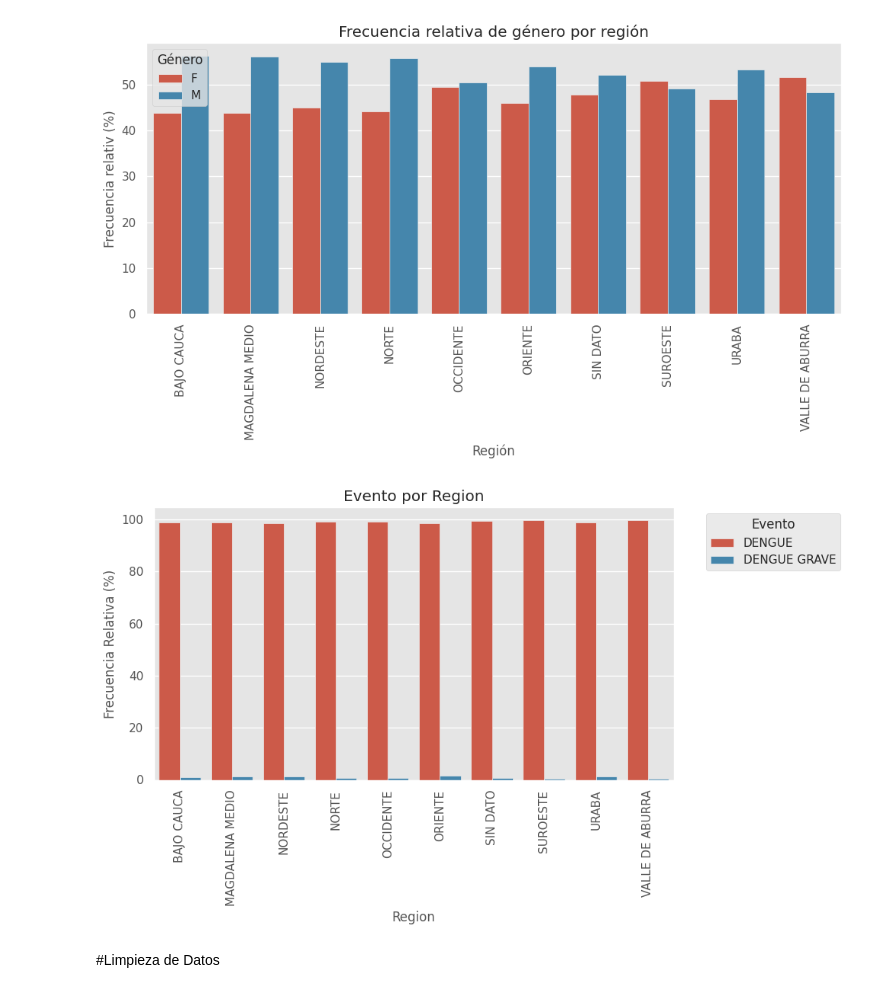
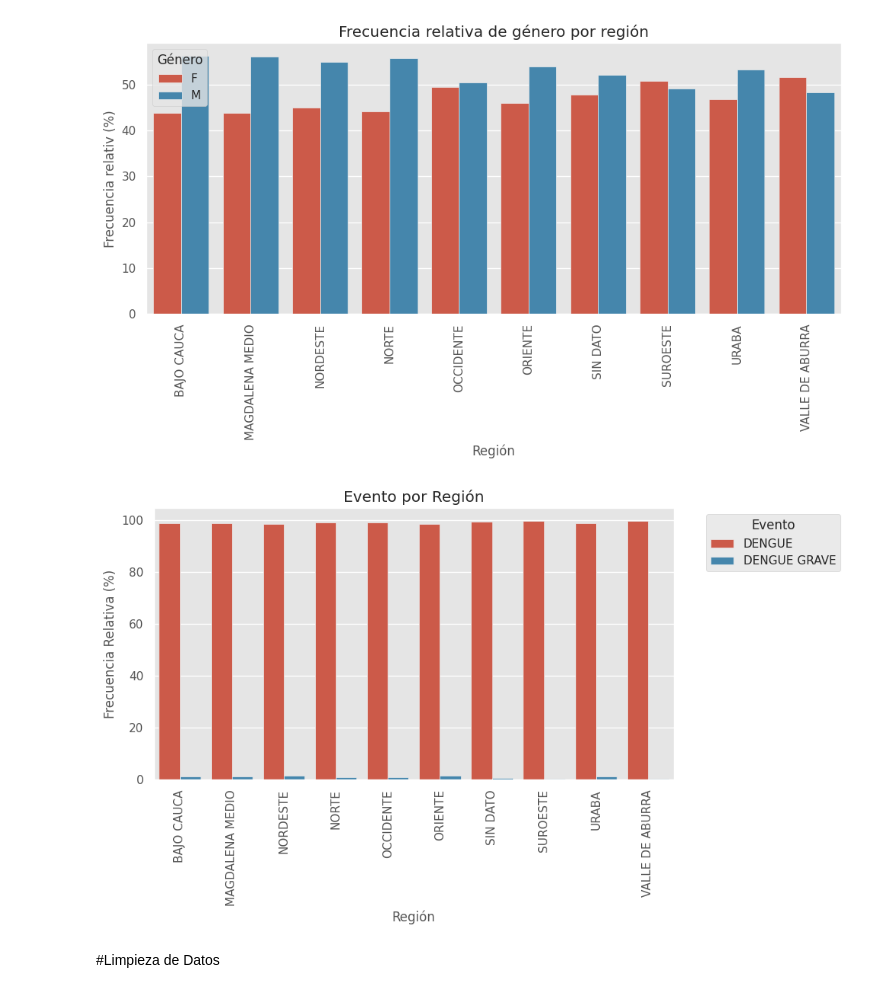
Before and after one commit to cam2149/MachinelearningI, a Jupyter notebook: Examen3_Ejercicio4.ipynb, the cells around one changed output. Cells and saved outputs as stored; diff of their text form; code cells hidden in the pictures.

```diff
--- a/Examen3_Ejercicio4.ipynb
+++ b/Examen3_Ejercicio4.ipynb
@@ -202,20 +200,20 @@ plt.show()
 # %%
 # Grafico de la frecencia relativa de los casos de Denge registrados agrupados por Región
 nombre_evento_freq_by_region = dfDengue.groupby(['Region', 'Evento'])['Evento'].count() / dfDengue.groupby('Region')['Evento'].count() * 100
 nombre_evento_freq_by_region = nombre_evento_freq_by_region.reset_index(name='Relative Frequency')
 # Crear una figura y ejes
 sns.barplot(x='Region', y='Relative Frequency', hue='Evento', data=nombre_evento_freq_by_region)
 # Ajustar la leyenda para que las regiones
-plt.title('Evento por Region')
-plt.xlabel('Region')
+plt.title('Evento por Región')
+plt.xlabel('Región')
 plt.ylabel('Frecuencia Relativa (%)')
 plt.xticks(rotation=90)
 plt.legend(title='Evento', bbox_to_anchor=(1.05, 1), loc='upper left')
 plt.tight_layout()
 # Mostrar el gráfico
 plt.show()
 # %% [output]
-[figure, old version]
+[figure, new version]
 # %% [markdown]
 #Limpieza de Datos
 # %%
```
Also changed, not shown: parts of 8 cells of this notebook.
